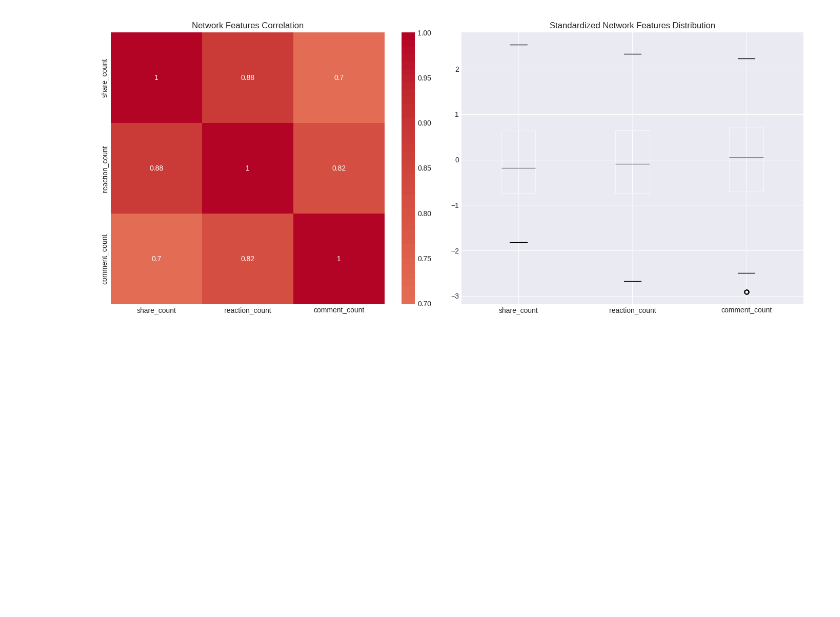
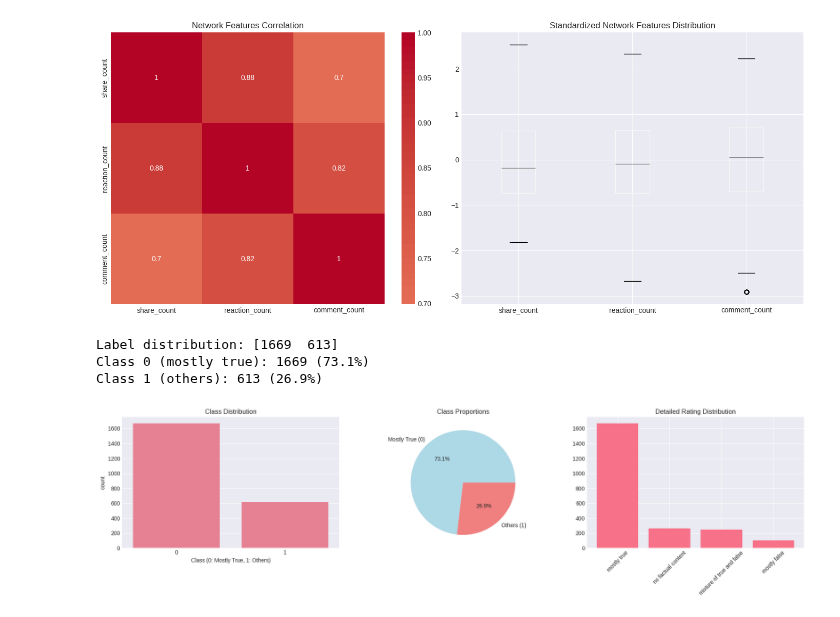
Before and after one commit to fjadidi2001/fake_news_detection, a Jupyter notebook: fake_news_detection_GAB.ipynb, the cells around one changed output. Drawn from its saved outputs; the diff is of its cells as text; code cells hidden in the pictures; blank space fills up the shorter version.

Commit message:
added step 4

```diff
--- a/fake_news_detection_GAB.ipynb
+++ b/fake_news_detection_GAB.ipynb
@@ -192,3 +192,44 @@ Processed features shape: (2282, 3)
 Standardized features shape: (2282, 3)
 NaN check: False
 [figure]
+# %%
+# ==========================================
+# STEP 4: LABEL PREPARATION AND ANALYSIS
+# ==========================================
+
+# Prepare labels (binary classification)
+labels = df['Rating'].apply(lambda x: 0 if x == 'mostly true' else 1).values
+y = np.array(labels)
+
+print(f"Label distribution: {np.bincount(y)}")
+print(f"Class 0 (mostly true): {np.bincount(y)[0]} ({np.bincount(y)[0]/len(y)*100:.1f}%)")
+print(f"Class 1 (others): {np.bincount(y)[1]} ({np.bincount(y)[1]/len(y)*100:.1f}%)")
+
+# Visualize label distribution
+fig, axes = plt.subplots(1, 3, figsize=(18, 5))
+
+# Count plot
+sns.countplot(x=y, ax=axes[0])
+axes[0].set_title("Class Distribution")
+axes[0].set_xlabel("Class (0: Mostly True, 1: Others)")
+
+# Pie chart
+labels_pie = ['Mostly True (0)', 'Others (1)']
+colors = ['lightblue', 'lightcoral']
+axes[1].pie(np.bincount(y), labels=labels_pie, autopct='%1.1f%%', colors=colors)
+axes[1].set_title("Class Proportions")
+
+# Class distribution by rating
+rating_counts = df['Rating'].value_counts()
+axes[2].bar(range(len(rating_counts)), rating_counts.values)
+axes[2].set_xticks(range(len(rating_counts)))
+axes[2].set_xticklabels(rating_counts.index, rotation=45)
+axes[2].set_title("Detailed Rating Distribution")
+
+plt.tight_layout()
+plt.show()
+# %% [output]
+Label distribution: [1669  613]
+Class 0 (mostly true): 1669 (73.1%)
+Class 1 (others): 613 (26.9%)
+[figure, added]
```
